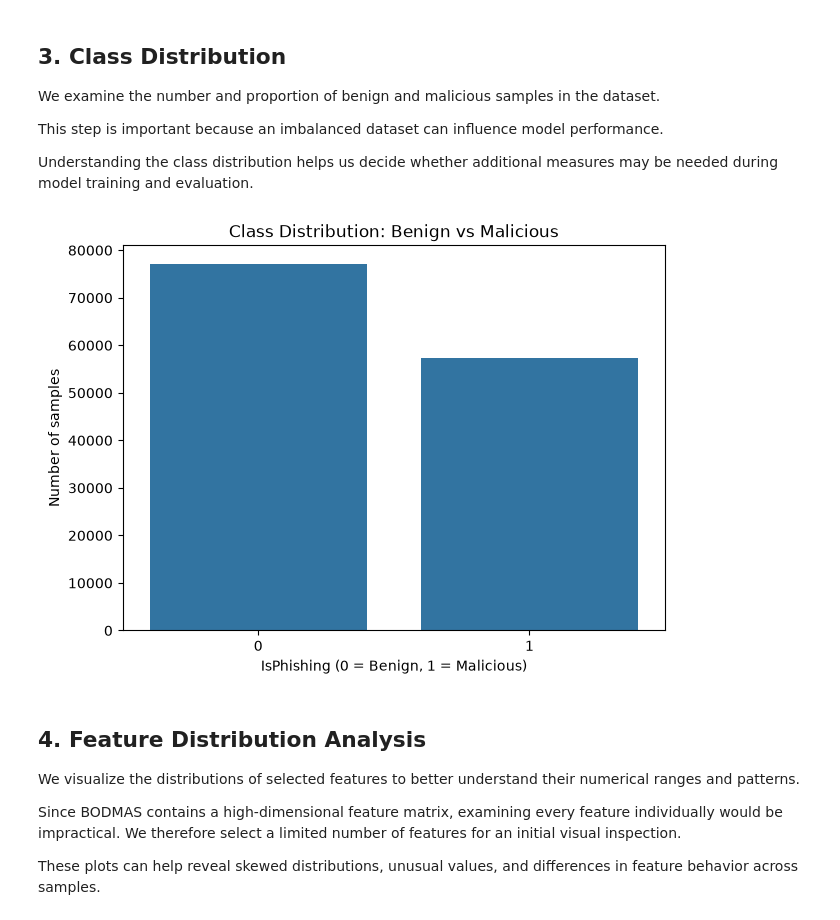
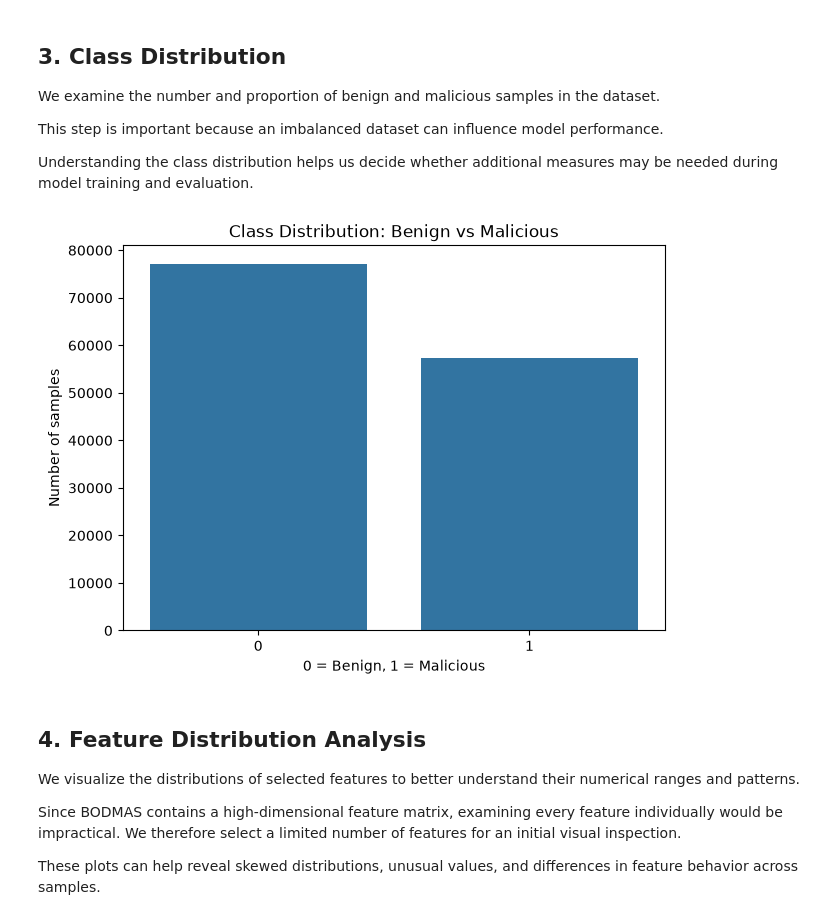
Before and after one commit to zakaria-tairari/adversarial-ml-security-framework, a Jupyter notebook: notebooks/01_data/01_data_visualisation.ipynb, the cells around one changed output. Drawn from its saved outputs; the diff is of its cells as text; code cells hidden in the pictures.

Commit message:
fixed data-visualisation count plot

```diff
--- a/notebooks/01_data/01_data_visualisation.ipynb
+++ b/notebooks/01_data/01_data_visualisation.ipynb
@@ -95,15 +95,15 @@ Understanding the class distribution helps us decide whether additional measures
 # %%
 plt.figure(figsize=(7, 5))
 
 sns.countplot(x=df['label'])
 
 plt.title('Class Distribution: Benign vs Malicious')
-plt.xlabel('IsPhishing (0 = Benign, 1 = Malicious)')
+plt.xlabel('0 = Benign, 1 = Malicious')
 plt.ylabel('Number of samples')
 
 plt.show()
 # %% [output]
-[figure, old version]
+[figure, new version]
 # %% [markdown]
 ## 4. Feature Distribution Analysis
 
```
